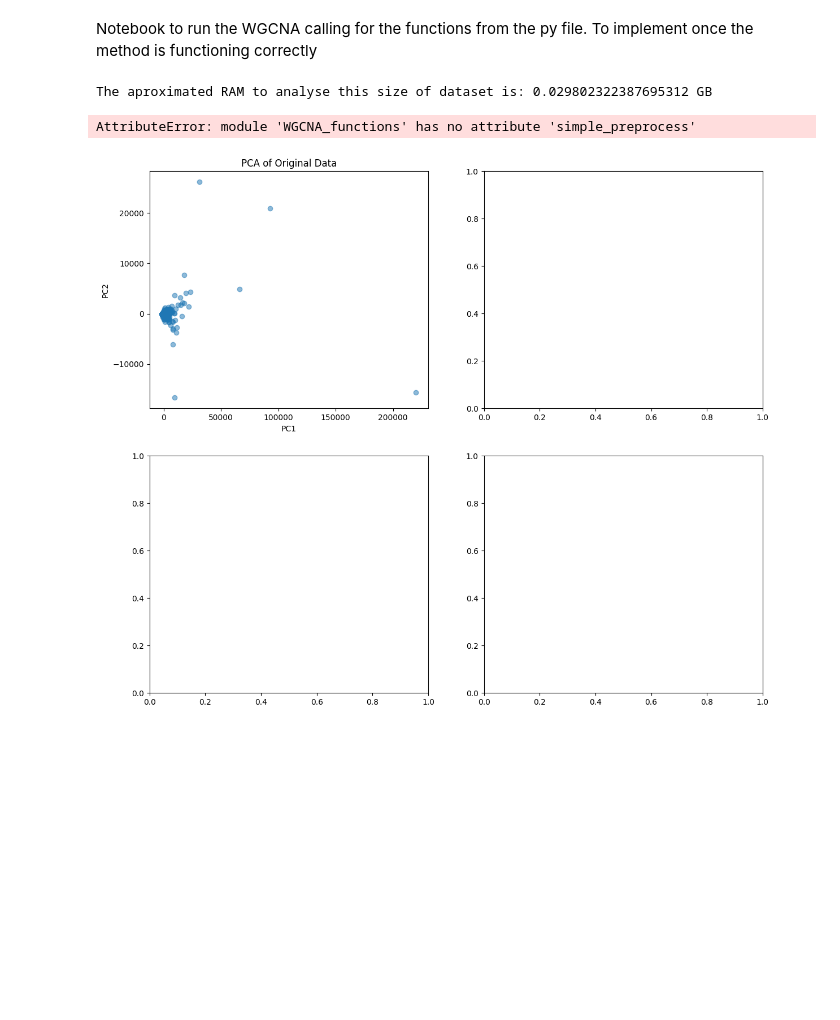
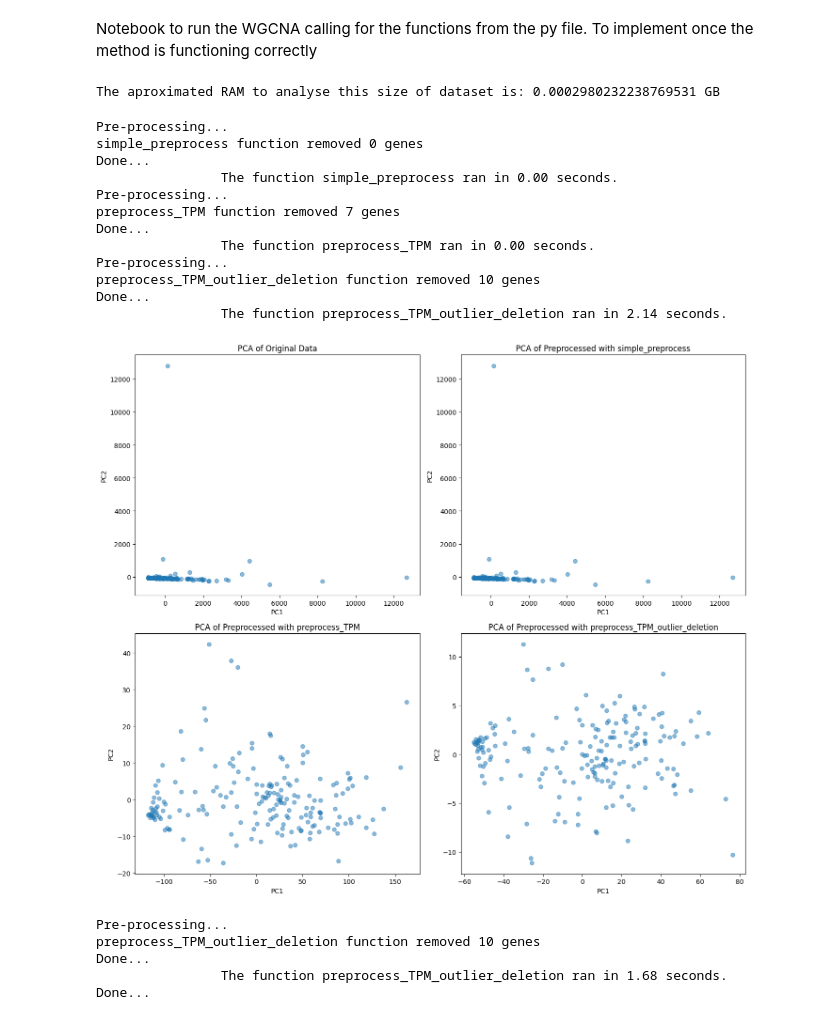
Before and after one commit to xandri99/Thesis, a Jupyter notebook: notebooks/WGCNA_numpy.ipynb, the cells around one changed output. Saved outputs shown, nothing was run; the diff lists cells and outputs as text; code cells hidden in the pictures; blank space fills up the shorter version.

Commit message:
WGCNAx package fully done and functional, with notebook to run the analysis done

```diff
--- a/notebooks/WGCNA_numpy.ipynb
+++ b/notebooks/WGCNA_numpy.ipynb
@@ -56,7 +59,7 @@ trait_dataset
 
 
 # Figures Saving output dir
-figures_dir = working_dir + 'results/WGCNA_figures_BGI_TPM_prepro_newparam/'
+figures_dir = working_dir + 'results/testing/'
 
 # Check if the directory exists, and if not, create it
 if not os.path.exists(figures_dir):
@@ -65,38 +68,56 @@ if not os.path.exists(figures_dir):
 
 
 ## Make a subset to save RAM
-subset_dataset_size = 2000
+subset_dataset_size = 200
 transcriptomics_dataset = transcriptomics_dataset.iloc[:, :subset_dataset_size]
 
 # RAM usage estimation in GB
 RAM_estimate = (subset_dataset_size * subset_dataset_size * 8) / (1024**3)
 print(f"The aproximated RAM to analyse this size of dataset is: {RAM_estimate} GB")
 # %% [output]
-The aproximated RAM to analyse this size of dataset is: 0.029802322387695312 GB
+The aproximated RAM to analyse this size of dataset is: 0.0002980232238769531 GB
 # %%
 ### Step 1: Data Preprocessing (Normalization)
 
 
 # Visualize original and preprocessed data with PCA
 # Create a 2x2 subplot grid
 fig, axs = plt.subplots(2, 2, figsize=(14, 12))
 
 # Plot each PCA visualization
+expression_th = 1
+
 wgcnax.plot_pca(transcriptomics_dataset, title='PCA of Original Data', ax=axs[0, 0])
 wgcnax.plot_pca(wgcnax.simple_preprocess(transcriptomics_dataset), title='PCA of Preprocessed with simple_preprocess', ax=axs[0, 1])
-wgcnax.plot_pca(wgcnax.preprocess_TPM(transcriptomics_dataset), title='PCA of Preprocessed with preprocess_TPM', ax=axs[1, 0])
-wgcnax.plot_pca(wgcnax.preprocess_TPM_outlier_deletion(transcriptomics_dataset), title='PCA of Preprocessed with preprocess_TPM_outlier_deletion', ax=axs[1, 1])
+wgcnax.plot_pca(wgcnax.preprocess_TPM(transcriptomics_dataset, expression_th), title='PCA of Preprocessed with preprocess_TPM', ax=axs[1, 0])
+wgcnax.plot_pca(wgcnax.preprocess_TPM_outlier_deletion(transcriptomics_dataset, expression_th), title='PCA of Preprocessed with preprocess_TPM_outlier_deletion', ax=axs[1, 1])
 plt.tight_layout()
 plt.show()
 
 
 
 
 # Pick the preprocessing to actually use:
-transcriptomics_dataset_filtered = wgcnax.preprocess_TPM_outlier_deletion(transcriptomics_dataset)
+transcriptomics_dataset_filtered = wgcnax.preprocess_TPM_outlier_deletion(transcriptomics_dataset, expression_th)
 
 
 print(f"{BOLD}{OKBLUE}Done...{ENDC}")
 # %% [output]
-AttributeError: module 'WGCNA_functions' has no attribute 'simple_preprocess'
+Pre-processing...
+simple_preprocess function removed 0 genes
+Done...
+                The function simple_preprocess ran in 0.00 seconds.
+Pre-processing...
+preprocess_TPM function removed 7 genes
+Done...
+                The function preprocess_TPM ran in 0.00 seconds.
+Pre-processing...
+preprocess_TPM_outlier_deletion function removed 10 genes
+Done...
+                The function preprocess_TPM_outlier_deletion ran in 2.14 seconds.
-[figure, old version]
+[figure, new version]
+Pre-processing...
+preprocess_TPM_outlier_deletion function removed 10 genes
+Done...
+                The function preprocess_TPM_outlier_deletion ran in 1.68 seconds.
+Done...
```
Also changed, not shown: parts of 9 cells of this notebook, 1 other file.
